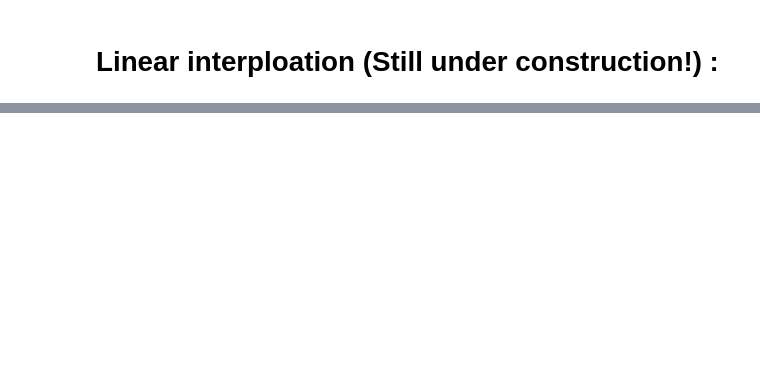
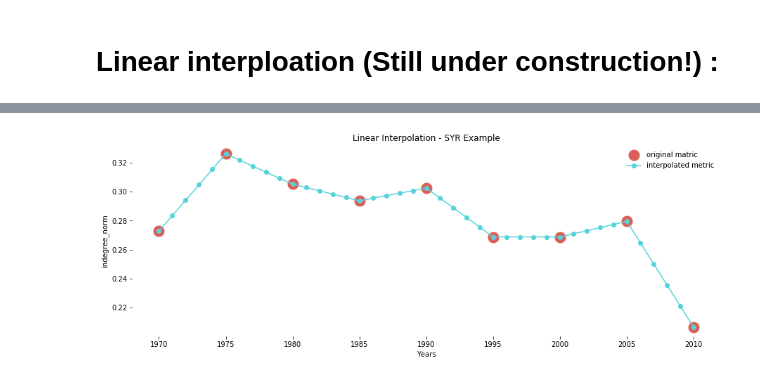
Before and after one commit to Polichinel/SNA, a Jupyter notebook: main_py.ipynb, the cells around one changed output, grey strips where cells are left out. Drawn from its saved outputs; the diff is of its cells as text; code cells hidden in the pictures; blank space fills up the shorter version.

```diff
--- a/main_py.ipynb
+++ b/main_py.ipynb
@@ -631,0 +582,4 @@ plt.show()
+# %%
+interp_plot(country = 'SYR')
+# %% [output]
+[figure, added]
```
Also changed, not shown: parts of 16 cells of this notebook.
